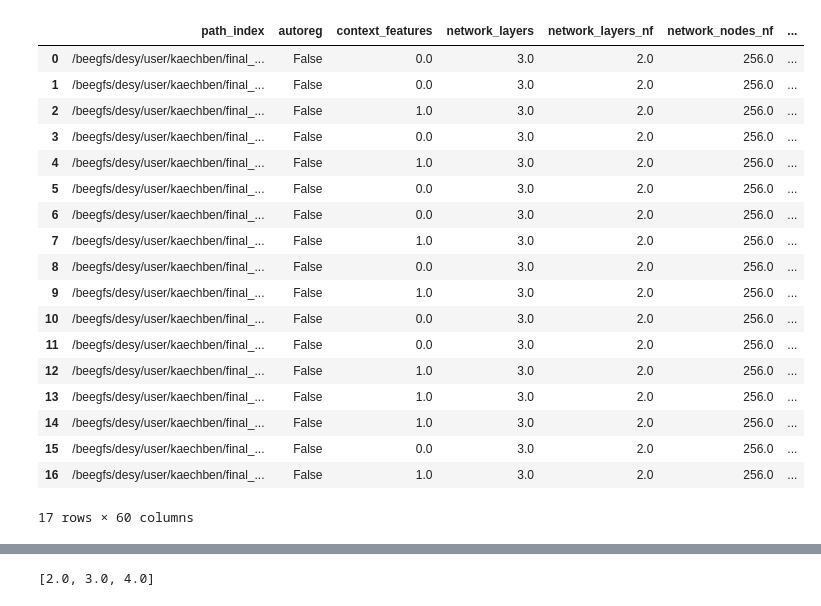
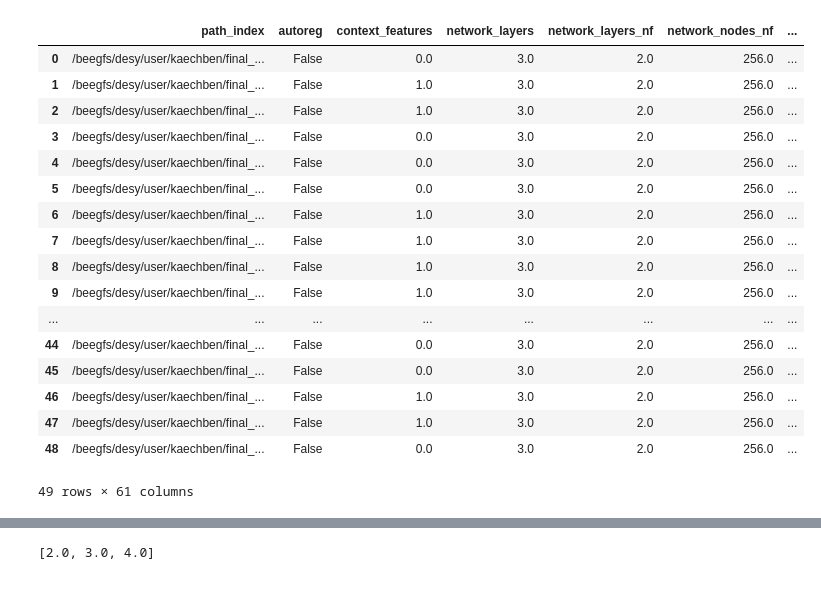
Before and after one commit to kaechb/LitJetNet, a Jupyter notebook: LitNF/Hyperparameters.ipynb, the cells around one changed output, grey strips where cells are left out. Drawn from its saved outputs; the diff is of its cells as text; code cells hidden in the pictures.

```diff
--- a/LitNF/Hyperparameters.ipynb
+++ b/LitNF/Hyperparameters.ipynb
@@ -2,28 +2,27 @@
 import torch
 # %%
 import pandas as pd
-df=pd.read_csv("/beegfs/desy/user/kaechben/final_q/summary.csv")
+df=pd.read_csv("/beegfs/desy/user/kaechben/final_cov_t/summary.csv")
 df
 # %% [output]
 |  | path_index | autoreg | context_features | network_layers | network_layers_nf | network_nodes_nf | ... |
 | 0 | /beegfs/desy/user/kaechben/final_... | False | 0.0 | 3.0 | 2.0 | 256.0 | ... |
-| 1 | /beegfs/desy/user/kaechben/final_... | False | 0.0 | 3.0 | 2.0 | 256.0 | ... |
+| 1 | /beegfs/desy/user/kaechben/final_... | False | 1.0 | 3.0 | 2.0 | 256.0 | ... |
 | 2 | /beegfs/desy/user/kaechben/final_... | False | 1.0 | 3.0 | 2.0 | 256.0 | ... |
 | 3 | /beegfs/desy/user/kaechben/final_... | False | 0.0 | 3.0 | 2.0 | 256.0 | ... |
-| 4 | /beegfs/desy/user/kaechben/final_... | False | 1.0 | 3.0 | 2.0 | 256.0 | ... |
+| 4 | /beegfs/desy/user/kaechben/final_... | False | 0.0 | 3.0 | 2.0 | 256.0 | ... |
 | 5 | /beegfs/desy/user/kaechben/final_... | False | 0.0 | 3.0 | 2.0 | 256.0 | ... |
-| 6 | /beegfs/desy/user/kaechben/final_... | False | 0.0 | 3.0 | 2.0 | 256.0 | ... |
+| 6 | /beegfs/desy/user/kaechben/final_... | False | 1.0 | 3.0 | 2.0 | 256.0 | ... |
 | 7 | /beegfs/desy/user/kaechben/final_... | False | 1.0 | 3.0 | 2.0 | 256.0 | ... |
-| 8 | /beegfs/desy/user/kaechben/final_... | False | 0.0 | 3.0 | 2.0 | 256.0 | ... |
+| 8 | /beegfs/desy/user/kaechben/final_... | False | 1.0 | 3.0 | 2.0 | 256.0 | ... |
 | 9 | /beegfs/desy/user/kaechben/final_... | False | 1.0 | 3.0 | 2.0 | 256.0 | ... |
-| 10 | /beegfs/desy/user/kaechben/final_... | False | 0.0 | 3.0 | 2.0 | 256.0 | ... |
-| 11 | /beegfs/desy/user/kaechben/final_... | False | 0.0 | 3.0 | 2.0 | 256.0 | ... |
-| 12 | /beegfs/desy/user/kaechben/final_... | False | 1.0 | 3.0 | 2.0 | 256.0 | ... |
-| 13 | /beegfs/desy/user/kaechben/final_... | False | 1.0 | 3.0 | 2.0 | 256.0 | ... |
-| 14 | /beegfs/desy/user/kaechben/final_... | False | 1.0 | 3.0 | 2.0 | 256.0 | ... |
-| 15 | /beegfs/desy/user/kaechben/final_... | False | 0.0 | 3.0 | 2.0 | 256.0 | ... |
-| 16 | /beegfs/desy/user/kaechben/final_... | False | 1.0 | 3.0 | 2.0 | 256.0 | ... |
+| ... | ... | ... | ... | ... | ... | ... | ... |
+| 44 | /beegfs/desy/user/kaechben/final_... | False | 0.0 | 3.0 | 2.0 | 256.0 | ... |
+| 45 | /beegfs/desy/user/kaechben/final_... | False | 0.0 | 3.0 | 2.0 | 256.0 | ... |
+| 46 | /beegfs/desy/user/kaechben/final_... | False | 1.0 | 3.0 | 2.0 | 256.0 | ... |
+| 47 | /beegfs/desy/user/kaechben/final_... | False | 1.0 | 3.0 | 2.0 | 256.0 | ... |
+| 48 | /beegfs/desy/user/kaechben/final_... | False | 0.0 | 3.0 | 2.0 | 256.0 | ... |
-17 rows × 60 columns
+49 rows × 61 columns
 # %%
 import matplotlib.pyplot as plt
 df.loc[df["sched"]!=df["sched"],"sched"]="No"
```
Also changed, not shown: parts of 2 cells of this notebook, 2 other files.
